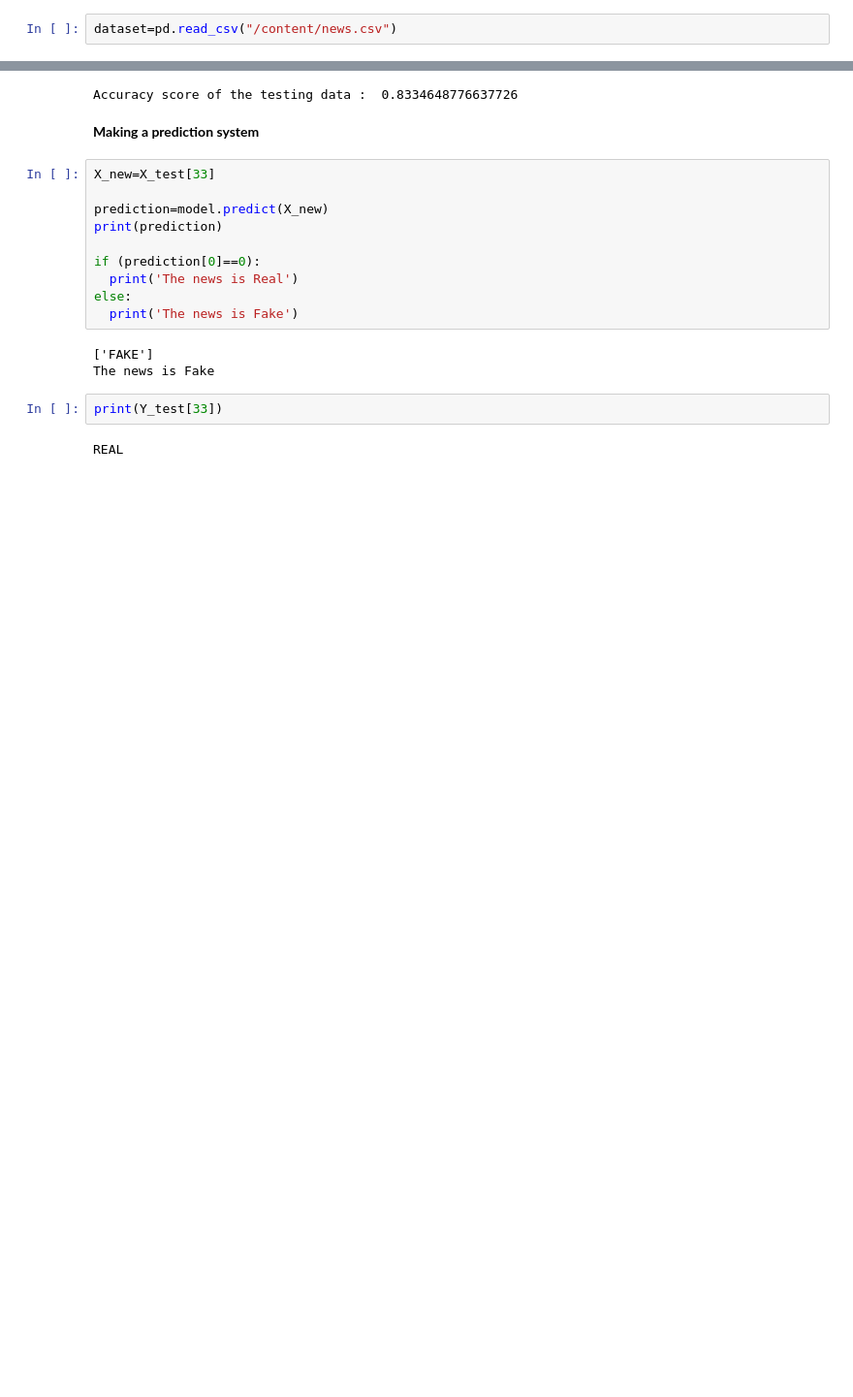
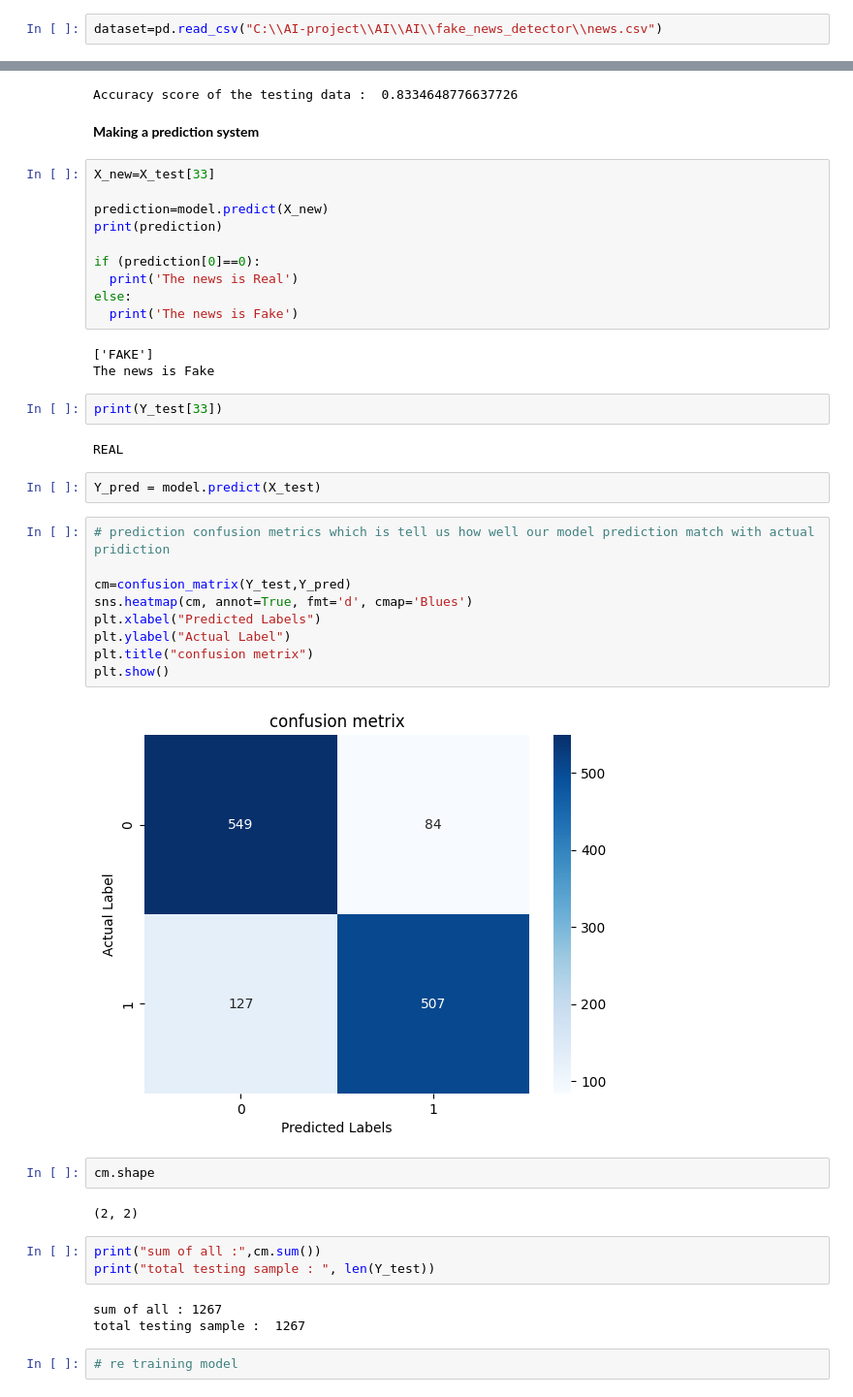
Before and after one commit to RabiaA-arif/AI, a Jupyter notebook: Fake_News_Prediction.ipynb, the cells around one changed output, grey strips where cells are left out. Shown at 97% size. Saved outputs shown, nothing was run; the diff lists cells and outputs as text; blank space fills up the shorter version.

```diff
--- a/Fake_News_Prediction.ipynb
+++ b/Fake_News_Prediction.ipynb
@@ -25,7 +28,7 @@ Data Pre-processing
 # %% [markdown]
 loading a dataset using pandas dataframe
 # %%
-dataset=pd.read_csv("/content/news.csv")
+dataset=pd.read_csv("C:\\AI-project\\AI\\AI\\fake_news_detector\\news.csv")
 # %%
 dataset.shape
 # %% [output]
@@ -233,3 +235,28 @@ The news is Fake
 print(Y_test[33])
 # %% [output]
 REAL
+# %%
+Y_pred = model.predict(X_test)
+# %%
+# prediction confusion metrics which is tell us how well our model prediction match with actual pridiction
+
+cm=confusion_matrix(Y_test,Y_pred)
+sns.heatmap(cm, annot=True, fmt='d', cmap='Blues')
+plt.xlabel("Predicted Labels")
+plt.ylabel("Actual Label")
+plt.title("confusion metrix")
+plt.show()
+# %% [output]
+[figure, added]
+# %%
+cm.shape
+# %% [output]
+(2, 2)
+# %%
+print("sum of all :",cm.sum())
+print("total testing sample : ", len(Y_test))
+# %% [output]
+sum of all : 1267
+total testing sample :  1267
+# %%
+# re training model
```
Also changed, not shown: parts of 13 cells of this notebook, 1 other file.
